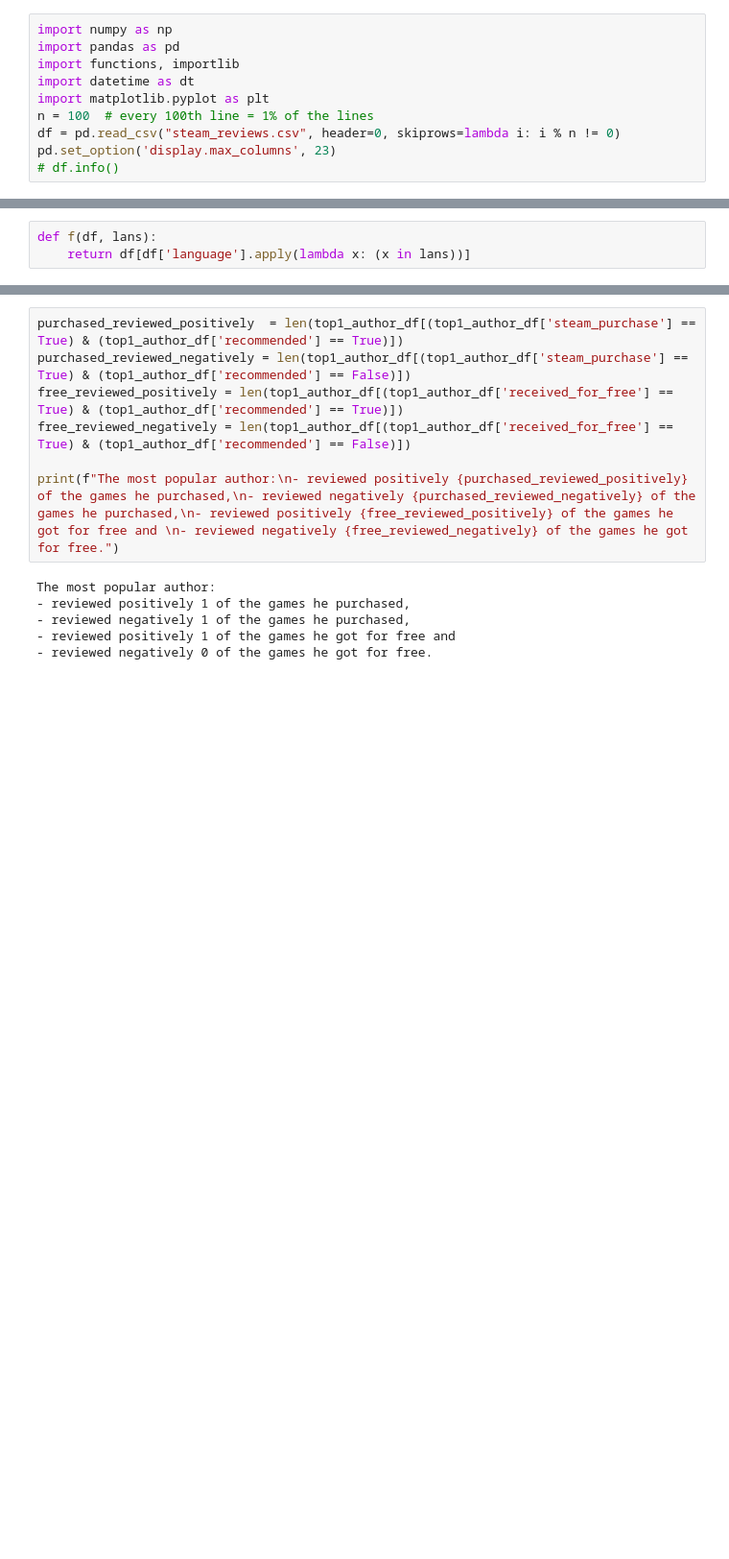
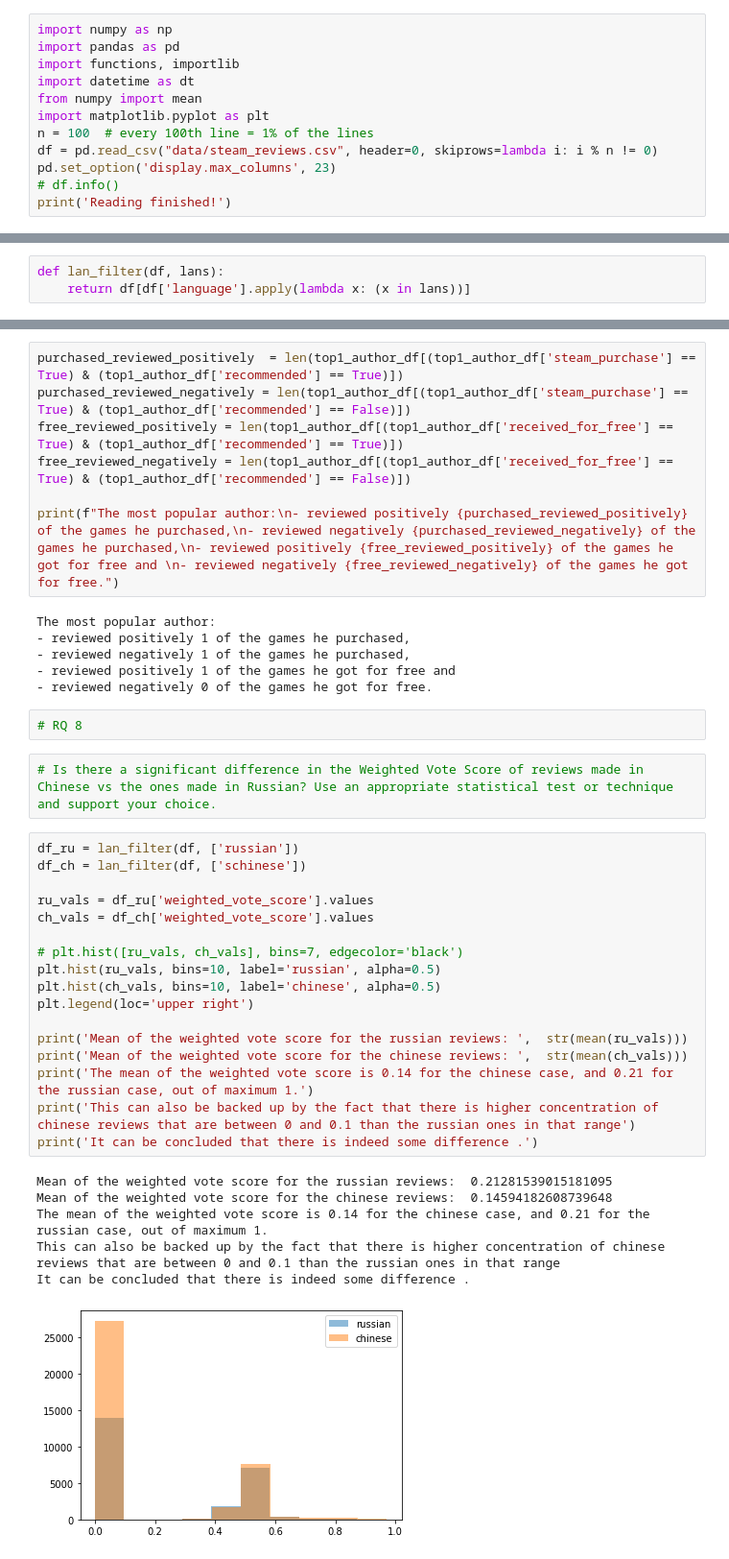
Before and after one commit to pepi99/adm-hw2, a Jupyter notebook: main.ipynb, the cells around one changed output, grey strips where cells are left out. Shown: that part at 96% size. Cells and saved outputs as stored; diff of their text form; blank space fills up the shorter version.

```diff
--- a/main.ipynb
+++ b/main.ipynb
@@ -3,9 +3,11 @@ import numpy as np
 import pandas as pd
 import functions, importlib
 import datetime as dt
+from numpy import mean
 import matplotlib.pyplot as plt
 n = 100  # every 100th line = 1% of the lines
-df = pd.read_csv("steam_reviews.csv", header=0, skiprows=lambda i: i % n != 0)
+df = pd.read_csv("data/steam_reviews.csv", header=0, skiprows=lambda i: i % n != 0)
 pd.set_option('display.max_columns', 23)
 # df.info()
+print('Reading finished!')
 # %% [output]
@@ -137,7 +123,7 @@ russian
 # %% [markdown]
 - Create a function that receives as parameters both the name of a data set and a list of languages’ names and returns a data frame filtered only with the reviews written in the provided languages.
 # %%
-def f(df, lans):
+def lan_filter(df, lans):
     return df[df['language'].apply(lambda x: (x in lans))]
 # %% [markdown]
 - Use the function created in the previous literal to find what percentage of these reviews (associated with the top 3 languages) were voted as funny?
@@ -213,3 +199,31 @@ The most popular author:
 - reviewed negatively 1 of the games he purchased,
 - reviewed positively 1 of the games he got for free and
 - reviewed negatively 0 of the games he got for free.
+# %%
+# RQ 8
+# %%
+# Is there a significant difference in the Weighted Vote Score of reviews made in Chinese vs the ones made in Russian? Use an appropriate statistical test or technique and support your choice.
+# %%
+df_ru = lan_filter(df, ['russian'])
+df_ch = lan_filter(df, ['schinese'])
+
+ru_vals = df_ru['weighted_vote_score'].values
+ch_vals = df_ch['weighted_vote_score'].values
+
+# plt.hist([ru_vals, ch_vals], bins=7, edgecolor='black')
+plt.hist(ru_vals, bins=10, label='russian', alpha=0.5)
+plt.hist(ch_vals, bins=10, label='chinese', alpha=0.5)
+plt.legend(loc='upper right')
+
+print('Mean of the weighted vote score for the russian reviews: ',  str(mean(ru_vals)))
+print('Mean of the weighted vote score for the chinese reviews: ',  str(mean(ch_vals)))
+print('The mean of the weighted vote score is 0.14 for the chinese case, and 0.21 for the russian case, out of maximum 1.')
+print('This can also be backed up by the fact that there is higher concentration of chinese reviews that are between 0 and 0.1 than the russian ones in that range')
+print('It can be concluded that there is indeed some difference .')
+# %% [output]
+Mean of the weighted vote score for the russian reviews:  0.21281539015181095
+Mean of the weighted vote score for the chinese reviews:  0.14594182608739648
+The mean of the weighted vote score is 0.14 for the chinese case, and 0.21 for the russian case, out of maximum 1.
+This can also be backed up by the fact that there is higher concentration of chinese reviews that are between 0 and 0.1 than the russian ones in that range
+It can be concluded that there is indeed some difference .
+[figure, added]
```
Also changed, not shown: parts of 7 cells of this notebook.
